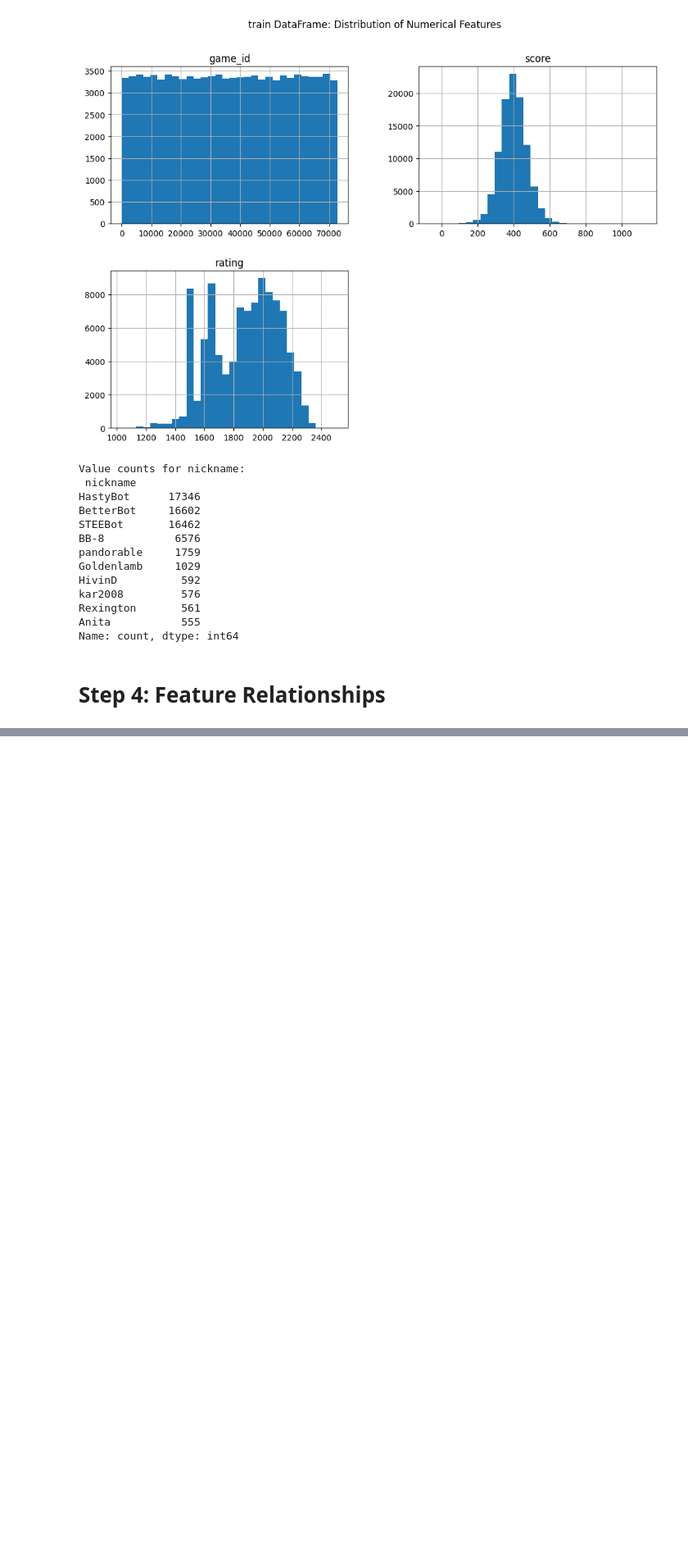
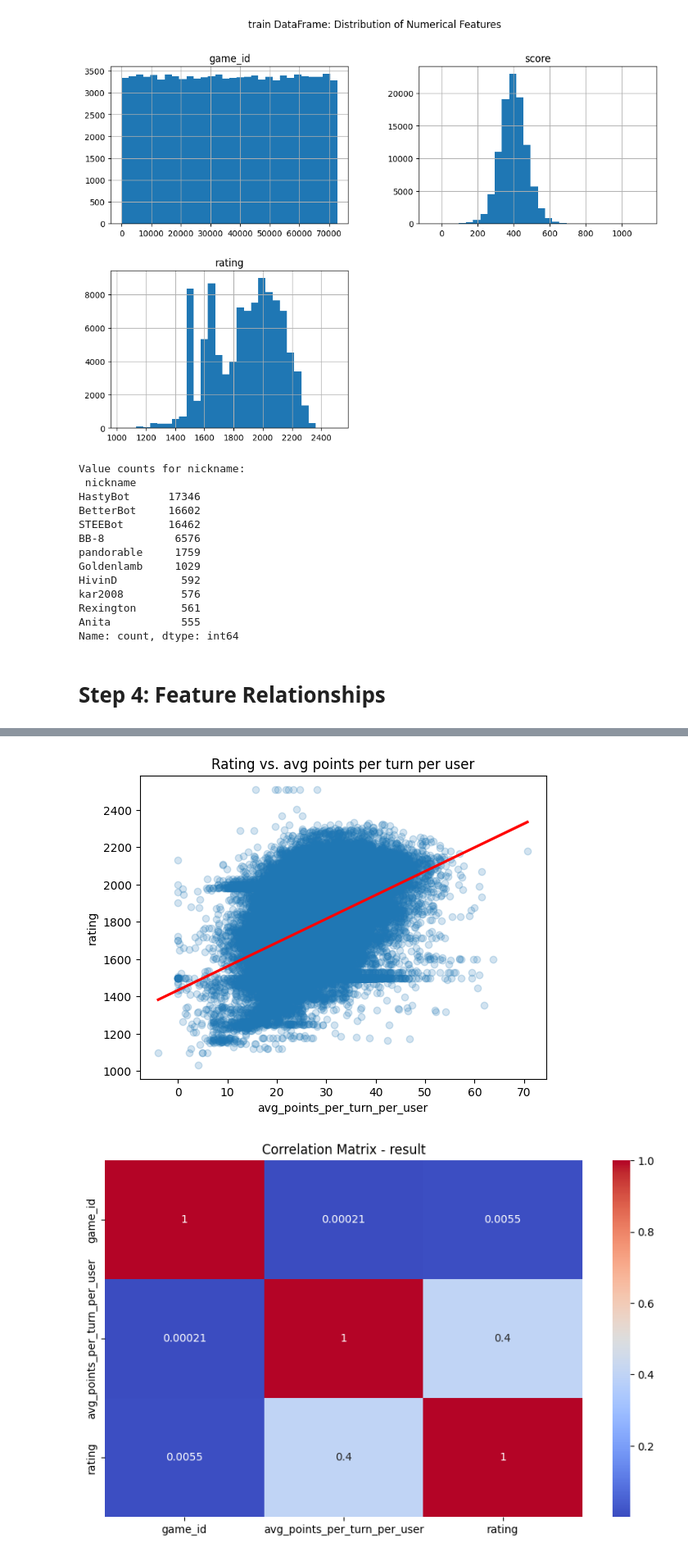
Before and after one commit to OrBenNaim/Scrabble, a Jupyter notebook: Jupyter Notebook/Scrabble_EDA.ipynb, the cells around one changed output, grey strips where cells are left out. Shown at 82% size. Drawn from its saved outputs; the diff is of its cells as text; code cells hidden in the pictures; blank space fills up the shorter version.

```diff
--- a/Jupyter Notebook/Scrabble_EDA.ipynb
+++ b/Jupyter Notebook/Scrabble_EDA.ipynb
@@ -223,0 +223,12 @@ for df_name, df in dict_of_dfs.items():
+# %%
+average_points_per_turn_df = turns_df_without_bots.groupby('game_id', as_index=False)['points'].mean()
+average_points_per_turn_df.columns = ['game_id', 'avg_points_per_turn_per_user']
+
+# Merging only the 'rating' column from train_df_without_bots
+result = pd.merge(
+    average_points_per_turn_df[['game_id', 'avg_points_per_turn_per_user']],
+    train_df_without_bots[['game_id', 'rating']],  # Select only game_id and rating
+    on='game_id',
+    how='inner'  # Only keep rows where game_id exists in both DataFrames
+)
+print(result)
@@ -223,0 +250,9 @@ for df_name, df in dict_of_dfs.items():
+# %%
+sns.regplot(data=result, x='avg_points_per_turn_per_user', y='rating', scatter_kws={'alpha':0.2}, line_kws={'color':'red'})
+plt.title('Rating vs. avg points per turn per user')
+plt.show()
+
+heatmap_correlation(result, "Correlation Matrix - result")
+# %% [output]
+[figure, added]
+[figure, added]
```
Also changed, not shown: parts of 8 cells of this notebook.
